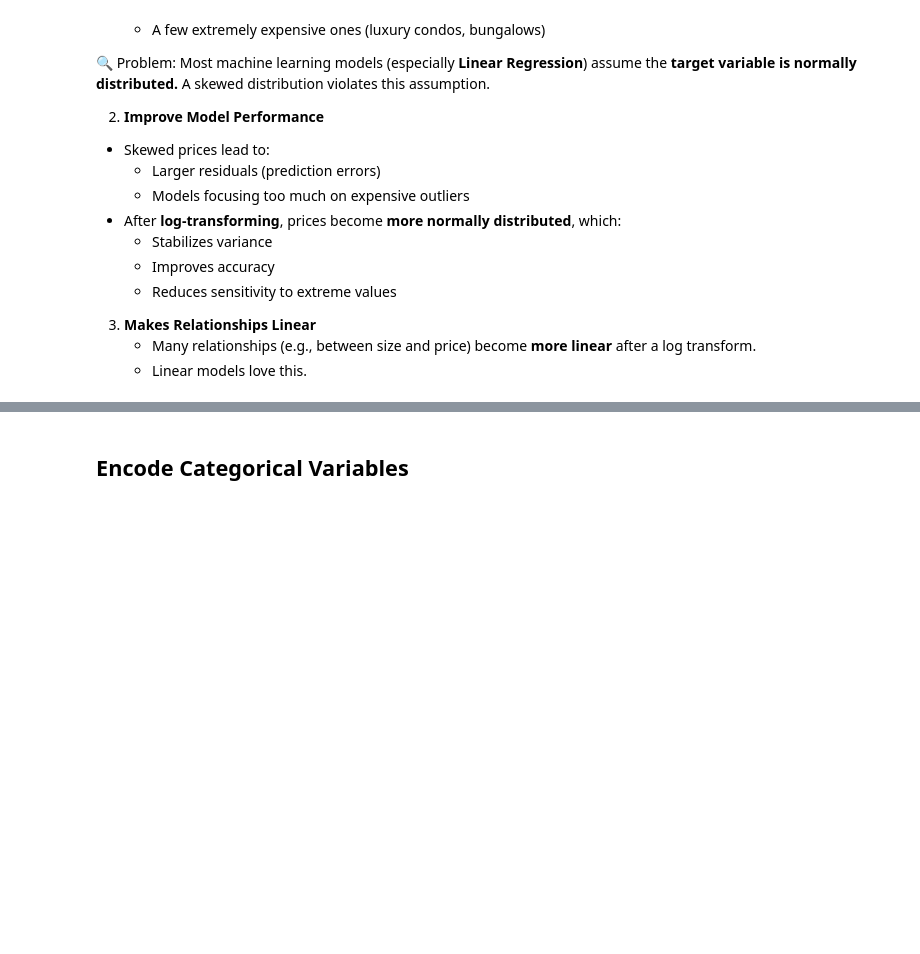
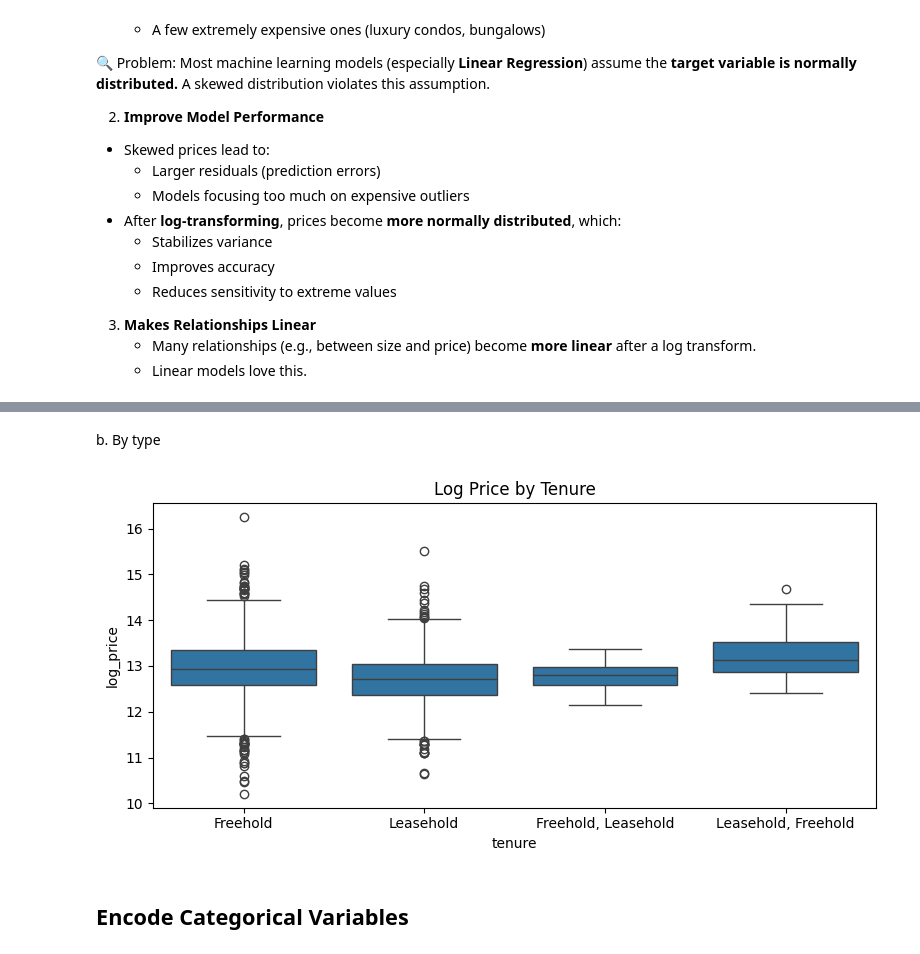
Before and after one commit to xrwong2003/Predicting-residential-property-prices-in-Malaysia-using-machine-learning, a Jupyter notebook: notebooks/property_price_prediction.ipynb, the cells around one changed output, grey strips where cells are left out. Drawn from its saved outputs; the diff is of its cells as text; code cells hidden in the pictures; blank space fills up the shorter version.

```diff
--- a/notebooks/property_price_prediction.ipynb
+++ b/notebooks/property_price_prediction.ipynb
@@ -105,3 +129,13 @@ Most machine learning models (especially **Linear Regression**) assume the **tar
+# %% [markdown]
+b. By type
+# %%
+plt.figure(figsize=(8, 4))
+sns.boxplot(x='tenure', y='log_price', data=df)
+plt.title('Log Price by Tenure')
+plt.tight_layout()
+plt.show()
+# %% [output]
+[figure, added]
 # %% [markdown]
 ## Encode Categorical Variables
 # %%
```
Also changed, not shown: parts of 4 cells of this notebook, 1 other file.
